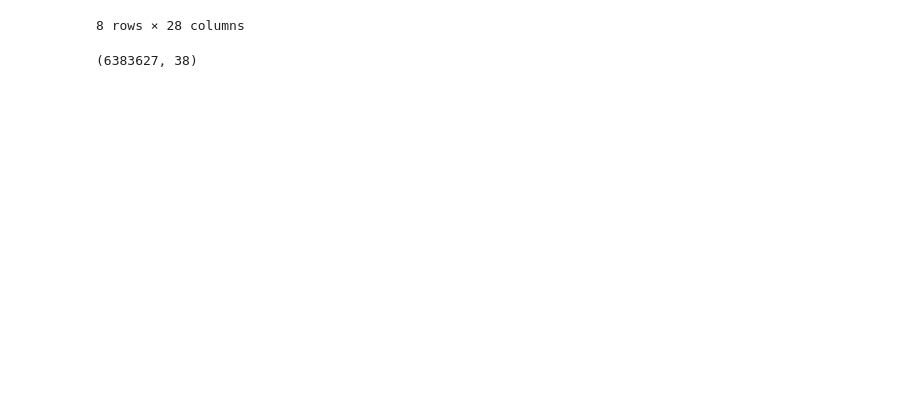
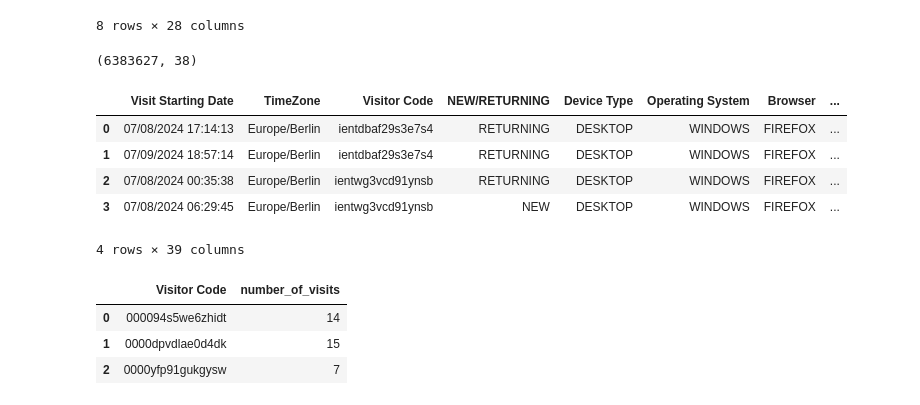
Before and after one commit to GHAZWA-9/app, a Jupyter notebook: dataretr.ipynb, the cells around one changed output. Saved outputs shown, nothing was run; the diff lists cells and outputs as text; code cells hidden in the pictures; blank space fills up the shorter version.

```diff
--- a/dataretr.ipynb
+++ b/dataretr.ipynb
@@ -45,3 +69,15 @@ df.describe()
 df.shape
 # %% [output]
 (6383627, 38)
+# %%
+
+df['Nbr_visit'] = df.groupby('Visitor Code')['Visitor Code'].transform('count')
+
+df.head(4)
+# %% [output]
+|  | Visit Starting Date | TimeZone | Visitor Code | NEW/RETURNING | Device Type | Operating System | Browser | ... |
+| 0 | 07/08/2024 17:14:13 | Europe/Berlin | ientdbaf29s3e7s4 | RETURNING | DESKTOP | WINDOWS | FIREFOX | ... |
+| 1 | 07/09/2024 18:57:14 | Europe/Berlin | ientdbaf29s3e7s4 | RETURNING | DESKTOP | WINDOWS | FIREFOX | ... |
+| 2 | 07/08/2024 00:35:38 | Europe/Berlin | ientwg3vcd91ynsb | RETURNING | DESKTOP | WINDOWS | FIREFOX | ... |
+| 3 | 07/08/2024 06:29:45 | Europe/Berlin | ientwg3vcd91ynsb | NEW | DESKTOP | WINDOWS | FIREFOX | ... |
+4 rows × 39 columns
@@ -47,0 +86,7 @@ df.shape
+# %%
+df_visits.head(3)
+# %% [output]
+|  | Visitor Code | number_of_visits |
+| 0 | 000094s5we6zhidt | 14 |
+| 1 | 0000dpvdlae0d4dk | 15 |
+| 2 | 0000yfp91gukgysw | 7 |
```
Also changed, not shown: parts of 12 cells of this notebook.
